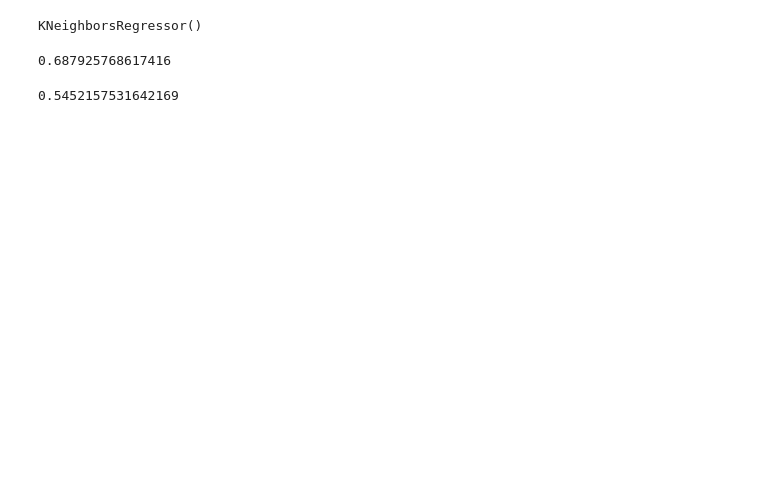
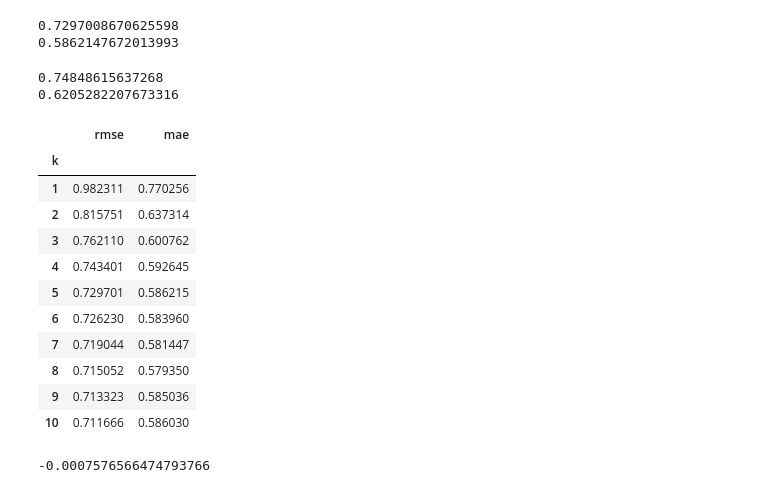
Before and after one commit to hscottvo/CS235-Project, a Jupyter notebook: knn.ipynb, the cells around one changed output. Drawn from its saved outputs; the diff is of its cells as text; code cells hidden in the pictures; blank space fills up the shorter version.

```diff
--- a/knn.ipynb
+++ b/knn.ipynb
@@ -40,8 +43,50 @@ X_validation = validation_df.drop(columns='profit_margin')
 y_validation = validation_df['profit_margin']
 X_test = test_df.drop(columns='profit_margin')
 y_test = test_df['profit_margin']
+# %%
+knn = KNeighborsRegressor()
+y_validation_pred = knn.fit(X_train, y_train).predict(X_validation)
+rmse = mean_squared_error(y_validation, y_validation_pred, squared=False)
+mae = mean_absolute_error(y_validation, y_validation_pred)
+print(rmse)
+print(mae)
+# %% [output]
+0.7297008670625598
+0.5862147672013993
+# %%
+y_test_pred = knn.predict(X_test)
+rmse = mean_squared_error(y_test, y_test_pred, squared=False)
+mae = mean_absolute_error(y_test, y_test_pred)
+print(rmse)
+print(mae)
+# %% [output]
+0.74848615637268
+0.6205282207673316
 # %%
-knn = KNeighborsRegressor()
-knn.fit(X_train, y_train)
+errors = []
+
+for k in range(1, 11):
+    knn = KNeighborsRegressor(n_neighbors=k)
+    y_validation_pred = knn.fit(X_train, y_train).predict(X_validation)
+    rmse = mean_squared_error(y_validation, y_validation_pred, squared=False)
+    mae = mean_absolute_error(y_validation, y_validation_pred)
+    errors.append([k, rmse, mae])
+
+errors_df = pd.DataFrame(errors, columns=['k', 'rmse', 'mae'])
+errors_df.set_index('k', inplace=True)
+# errors_df.plot.bar(x='k')
+# plt.show()
+errors_df
 # %% [output]
-KNeighborsRegressor()
+|  | rmse | mae |
+| k |  |  |
+| 1 | 0.982311 | 0.770256 |
+| 2 | 0.815751 | 0.637314 |
+| 3 | 0.762110 | 0.600762 |
+| 4 | 0.743401 | 0.592645 |
+| 5 | 0.729701 | 0.586215 |
+| 6 | 0.726230 | 0.583960 |
+| 7 | 0.719044 | 0.581447 |
+| 8 | 0.715052 | 0.579350 |
+| 9 | 0.713323 | 0.585036 |
+| 10 | 0.711666 | 0.586030 |
@@ -50,8 +92,0 @@ y_validation_pred = knn.predict(X_validation)
-# %%
-mean_squared_error(y_validation, y_validation_pred, squared=False)
-# %% [output]
-0.687925768617416
-# %%
-mean_absolute_error(y_validation, y_validation_pred)
-# %% [output]
-0.5452157531642169
@@ -58 +97,9 @@ mean_absolute_error(y_validation, y_validation_pred)
+# %%
+X_full_train = pd.concat([X_train, X_validation])
+y_full_train = pd.concat([y_train, y_validation])
+knn = KNeighborsRegressor() # using default n_neighbors = 5
+knn_scores = cross_validate(knn, X_full_train, y_full_train, cv=10, scoring=('r2', 'neg_mean_squared_error', 'neg_mean_absolute_error'), return_train_score=True)
+knn_scores['test_r2'].mean()
+# %% [output]
+-0.0007576566474793766
 # %%
```
Also changed, not shown: parts of 33 cells of this notebook.
